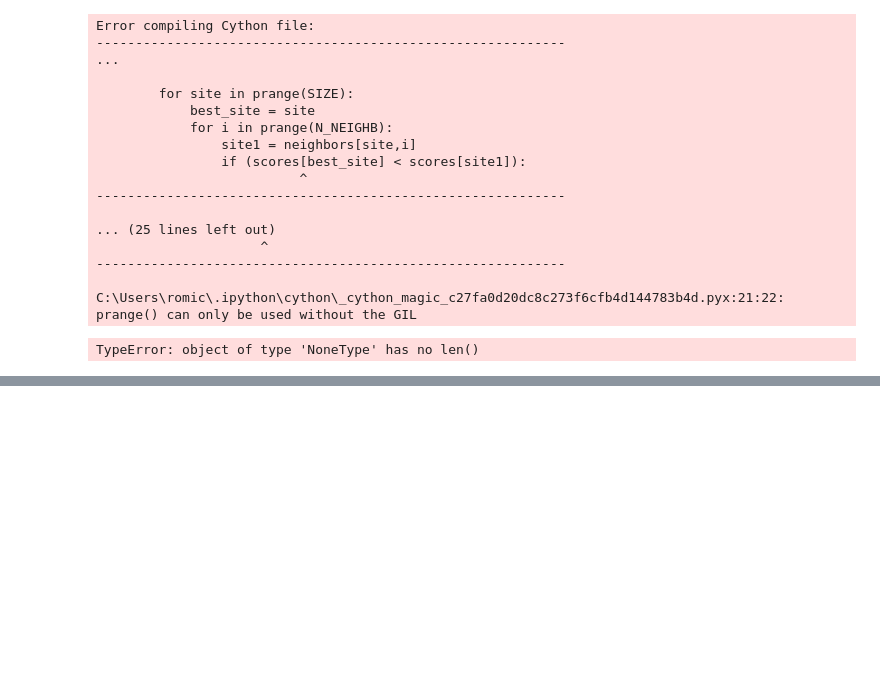
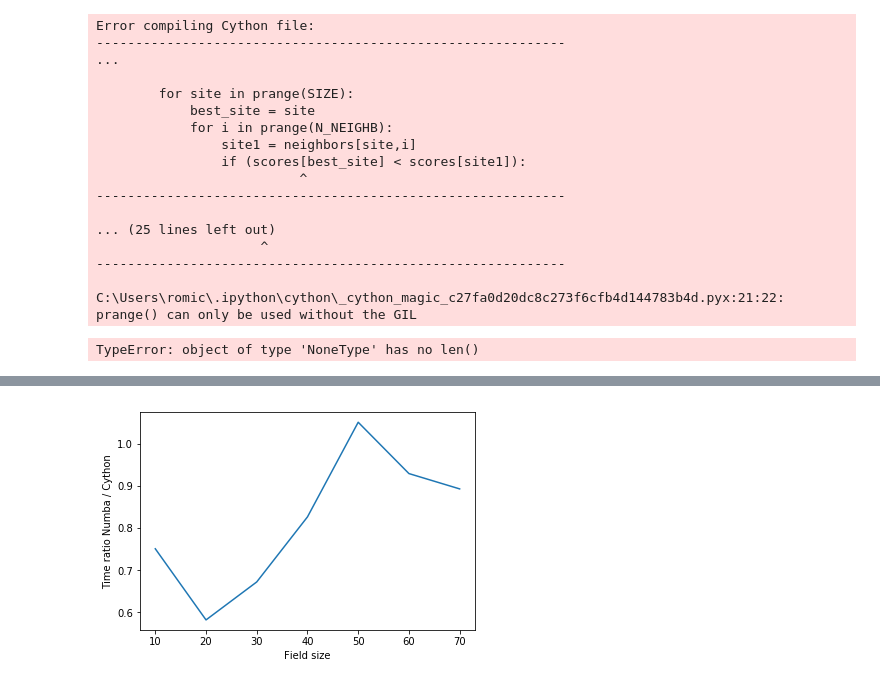
Before and after one commit to MoskalenkoRomanBorisovich/Spatial-Distribution-Evolutionary-Game, a Jupyter notebook: NIS_3D.ipynb, the cells around one changed output, grey strips where cells are left out. Cells and saved outputs as stored; diff of their text form; code cells hidden in the pictures; blank space fills up the shorter version.

```diff
--- a/NIS_3D.ipynb
+++ b/NIS_3D.ipynb
@@ -732,0 +841,15 @@ TypeError: object of type 'NoneType' has no len()
+# %%
+time_div = list()
+for i in range(len(times)):
+    time_div.append(times[i] / times_C[i])
+# %%
+fig = plt.figure()
+ax = fig.add_subplot(111)
+ax.set_xlabel('Field size')
+ax.set_ylabel('Time ratio Numba / Cython')
+ax.plot([10, 20, 30, 40, 50, 60, 70], time_div)
+
+
+plt.show()
+# %% [output]
+[figure, added]
```
Also changed, not shown: parts of 10 cells of this notebook.
